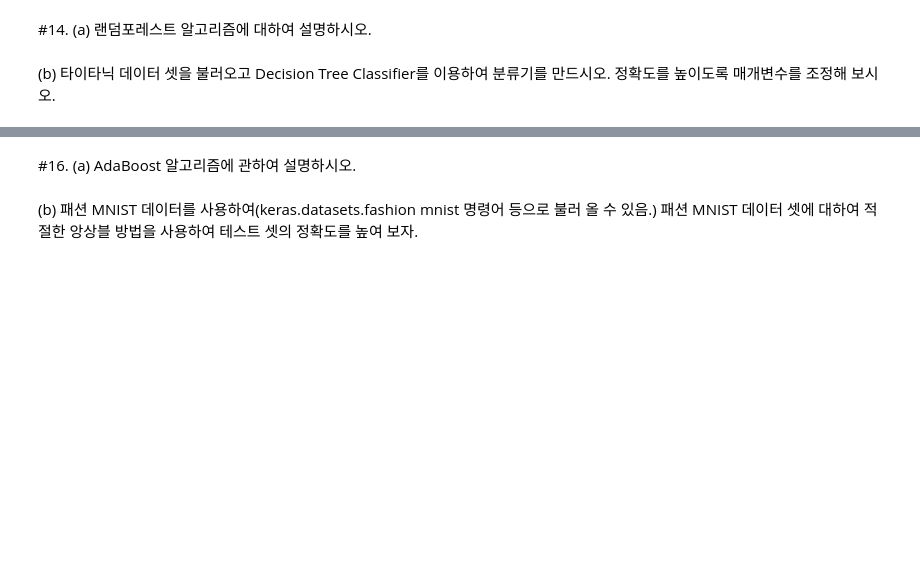
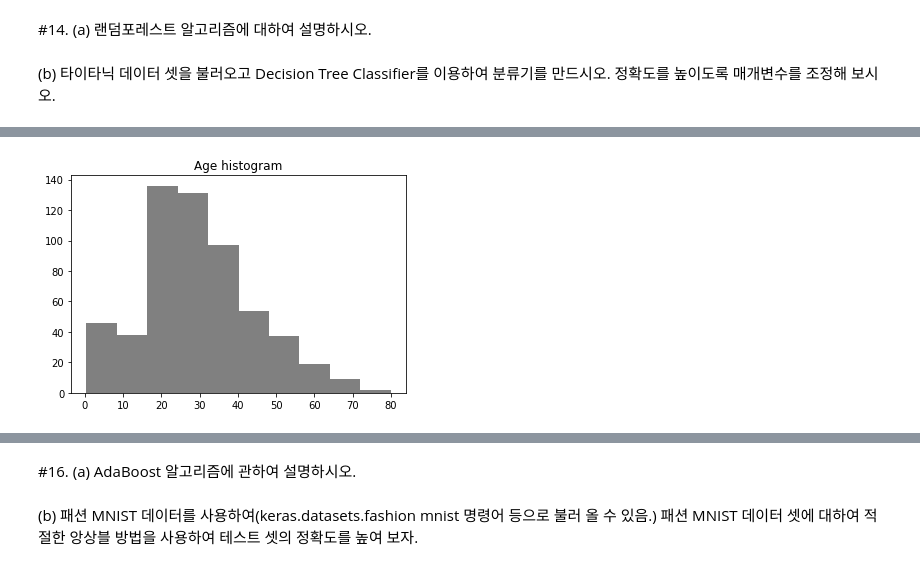
Before and after one commit to yoonyoung27/prac_python, a Jupyter notebook: final.ipynb, the cells around one changed output, grey strips where cells are left out. Drawn from its saved outputs; the diff is of its cells as text; code cells hidden in the pictures; blank space fills up the shorter version.

```diff
--- a/final.ipynb
+++ b/final.ipynb
@@ -119,0 +265,12 @@ print(lasso_reg_0.score(X_test, y_test),
+# %%
+# filling NaN in "Age"
+fig, ax = plt.subplots( figsize=(6,4))
+x = combined_cleaned["train"]["Age"].dropna()
+hist, bins = np.histogram( x,bins=15)
+
+#plot of histogram
+ax.hist(x,  color='grey')
+ax.set_title('Age histogram')
+plt.show()
+# %% [output]
+[figure, added]
```
Also changed, not shown: parts of 28 cells of this notebook.
